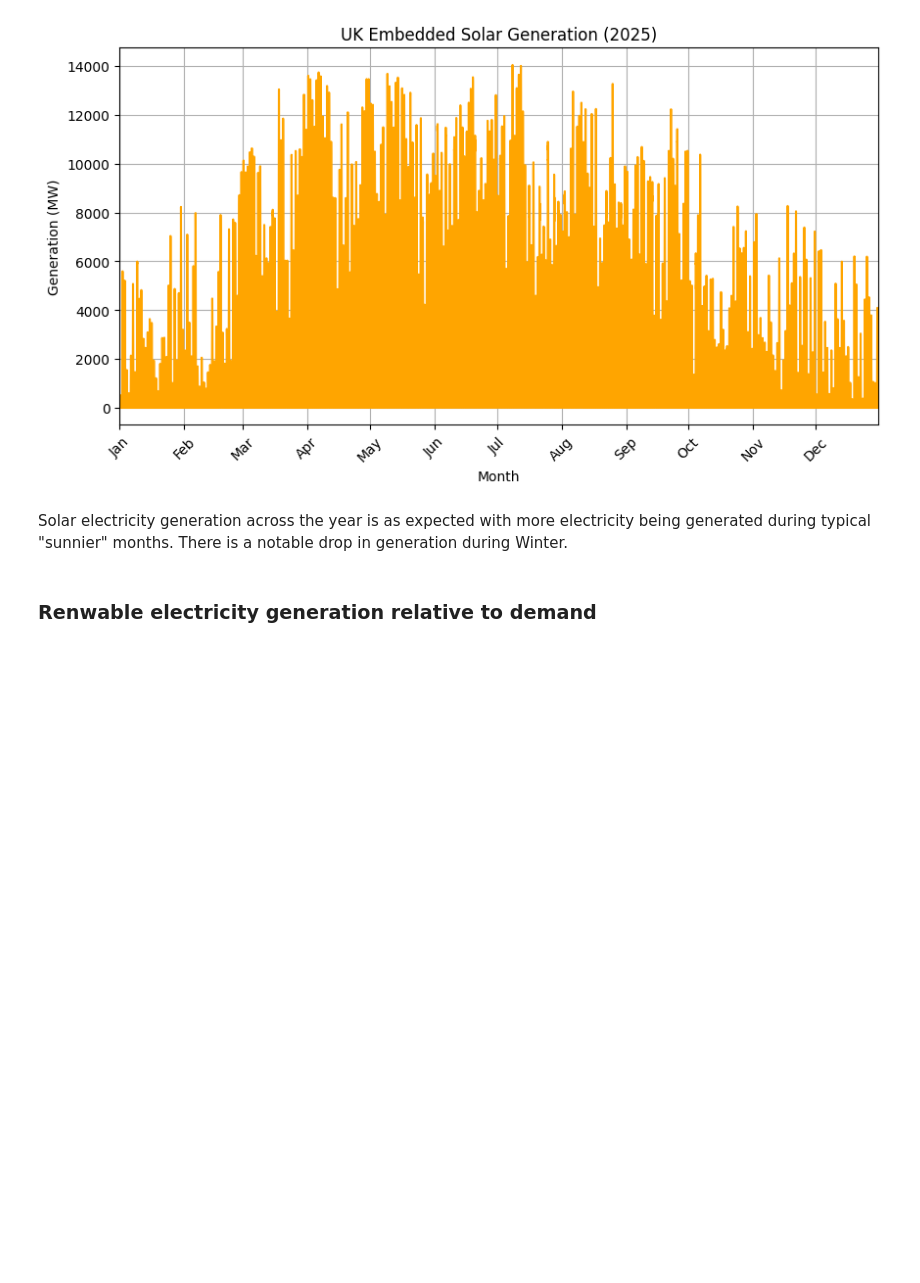
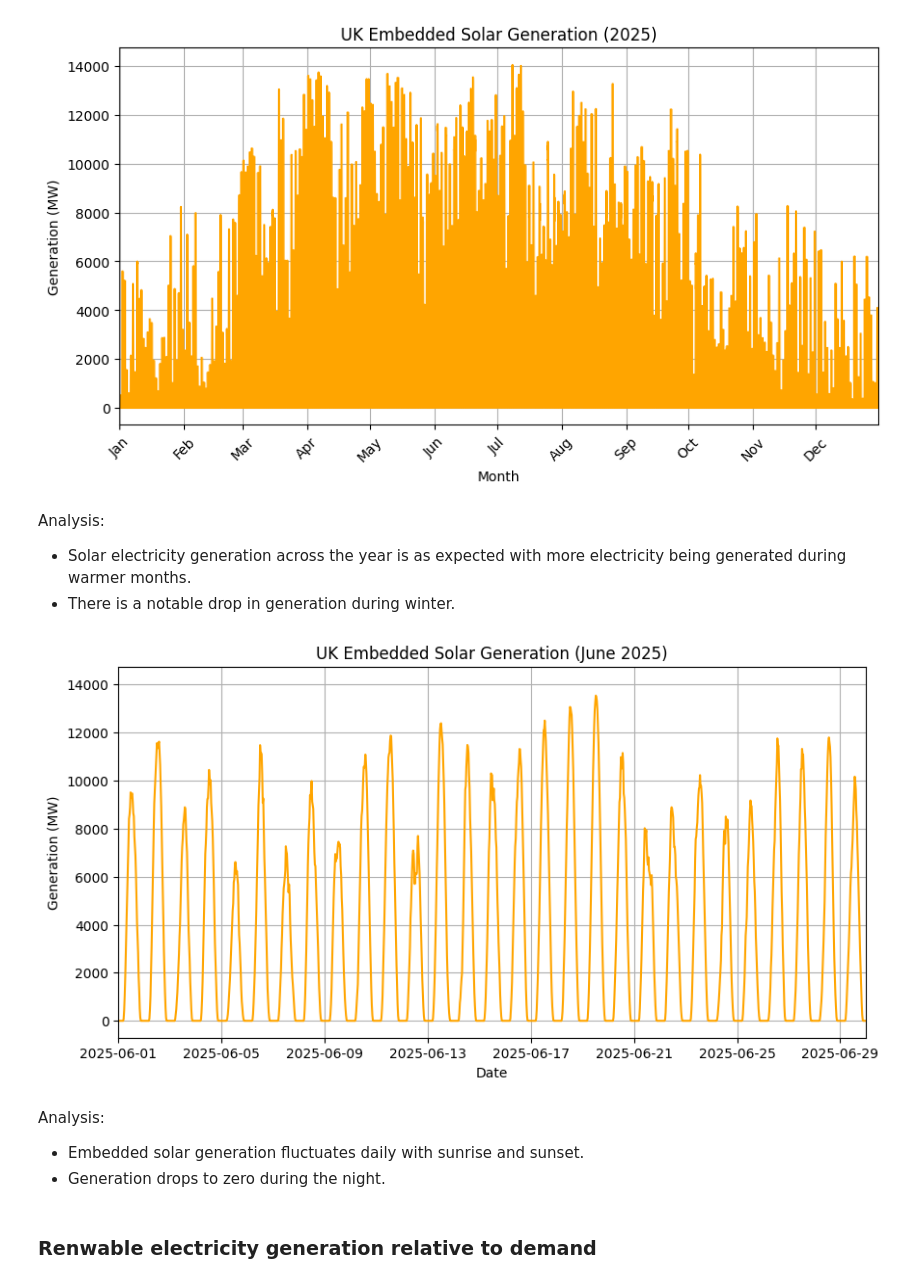
Before and after one commit to eilidha25-coder/National-Grid-Electricity-Analysis, a Jupyter notebook: national_grid_analysis.ipynb, the cells around one changed output. Drawn from its saved outputs; the diff is of its cells as text; code cells hidden in the pictures; blank space fills up the shorter version.

```diff
--- a/national_grid_analysis.ipynb
+++ b/national_grid_analysis.ipynb
@@ -182,7 +190,28 @@ plt.show()
 # %% [output]
 [figure]
 # %% [markdown]
-Solar electricity generation across the year is as expected with more electricity being generated during typical "sunnier" months. There is a notable drop in generation during Winter.
+Analysis:
+
+- Solar electricity generation across the year is as expected with more electricity being generated during warmer months.
+- There is a notable drop in generation during winter.
+# %%
+plt.plot(df_01_plot.index, df_01_plot["EMBEDDED_SOLAR_GENERATION"], label="Embedded Solar", color = 'orange')
+
+plt.xlim(pd.Timestamp("2025-06-01"), pd.Timestamp("2025-06-30"))
+
+plt.xlabel("Date")
+plt.ylabel("Generation (MW)")
+plt.title("UK Embedded Solar Generation (June 2025)")
+
+plt.grid()
+plt.show()
+# %% [output]
+[figure, added]
+# %% [markdown]
+Analysis:
+
+- Embedded solar generation fluctuates daily with sunrise and sunset.
+- Generation drops to zero during the night.
 # %% [markdown]
 ### Renwable electricity generation relative to demand
 # %%
```
Also changed, not shown: parts of 20 cells of this notebook.
